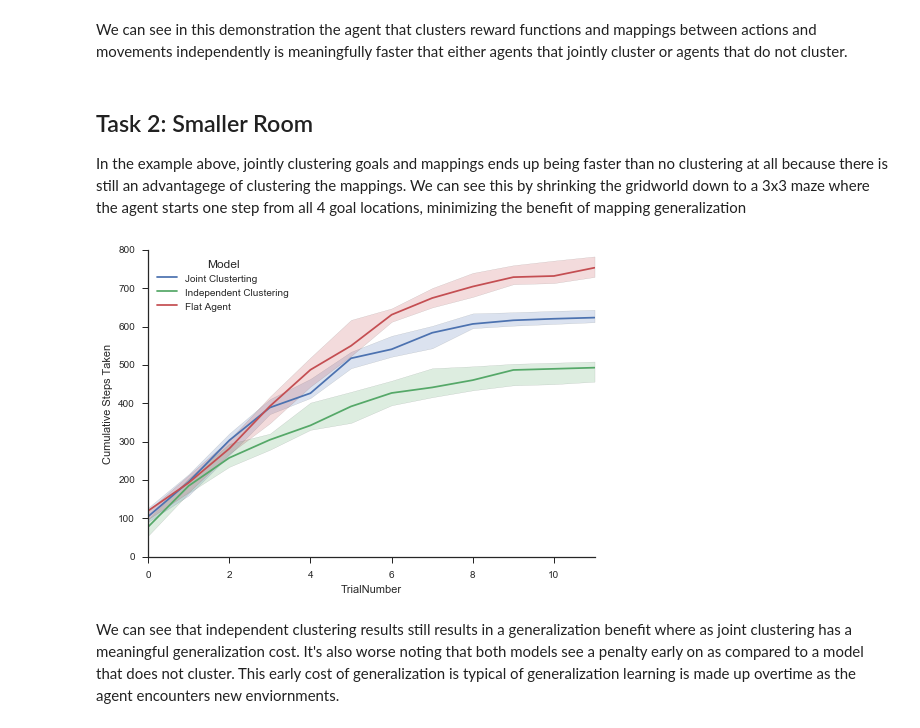
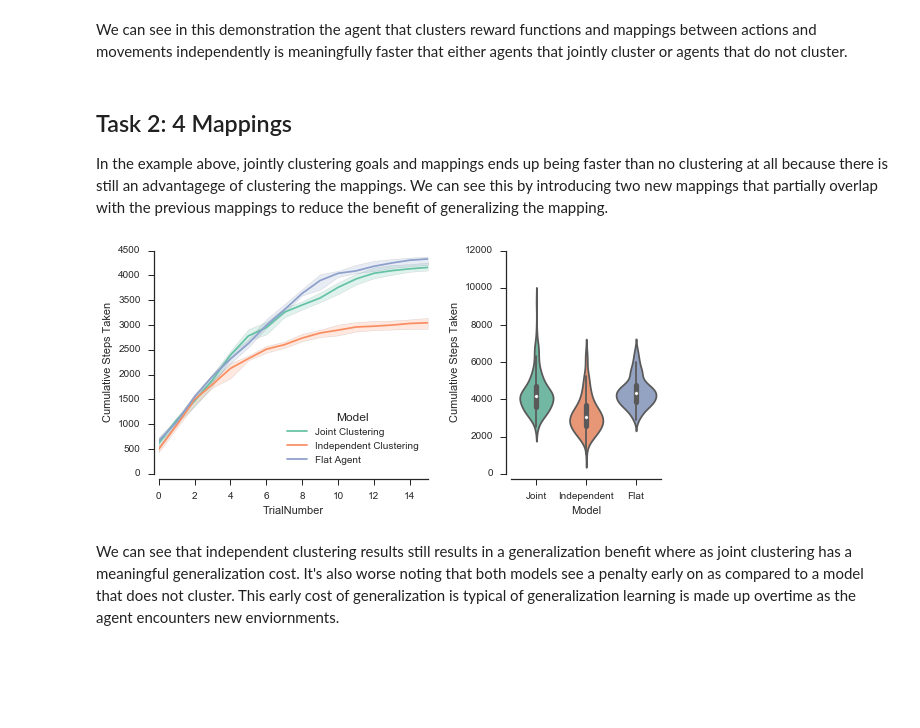
Before and after one commit to nicktfranklin/IndependentClusters, a Jupyter notebook: Demonstration.ipynb, the cells around one changed output. Drawn from its saved outputs; the diff is of its cells as text; code cells hidden in the pictures; blank space fills up the shorter version.

```diff
--- a/Demonstration.ipynb
+++ b/Demonstration.ipynb
@@ -135,0 +108,6 @@ with sns.axes_style('ticks'):
+# %%
+n_sim = 150
+agent_kwargs = dict(discount_rate=0.75, inverse_temperature=10.0)
+sim1 = simulate_task(n_sim, task_kwargs, agent_kwargs=agent_kwargs, alpha=1.0)
+
+plot_results(sim1)
@@ -136,38 +116,44 @@ with sns.axes_style('ticks'):
 # %% [markdown]
 We can see in this demonstration the agent that clusters reward functions and mappings between actions and movements independently is meaningfully faster that either agents that jointly cluster or agents that do not cluster.
 # %% [markdown]
-## Task 2: Smaller Room
-In the example above, jointly clustering goals and mappings ends up being faster than no clustering at all because there is still an advantagege of clustering the mappings. We can see this by shrinking the gridworld down to a 3x3 maze where the agent starts one step from all 4 goal locations, minimizing the benefit of mapping generalization
+## Task 2: 4 Mappings
+
+In the example above, jointly clustering goals and mappings ends up being faster than no clustering at all because there is still an advantagege of clustering the mappings. We can see this by introducing two new mappings that partially overlap with the previous mappings to reduce the benefit of generalizing the mapping.
 # %%
 # define all of the task parameters here
-grid_world_size = (3, 3)
 
-goal_locations = {
-    0:(0, 0),
-    1:(0, 2),
-    2:(2, 0),
-    3:(2, 2),
+mapping_definitions = {
+    0: {0: u'left', 1: u'up', 2: u'down', 3: u'right'},
+    1: {4: u'up', 5: u'left', 6: u'right', 7: u'down'},
+    2: {0: u'left', 1: u'up', 6: u'right', 7: u'down'},
+    3: {4: u'up', 5: u'left', 2: u'down', 3: u'right'},
 }
 
-# randomly start the agent somewhere in the middle of the map
-start_locations = [(1, 1)]
+
+# assign goals and mappings to contexts
+context_goals = [0, 3, 0, 3]
+context_maps =  [0, 2, 1, 3]
+
+
+# the number of times each context is shown
+context_balance = [4] * len(context_goals)
+
+# we include a prior in the reward function over the goal locations
+list_goal_priors = goal_locations.values()
+
 task_kwargs = dict(context_balance=context_balance,
                    context_goals=[goal_locations[g] for g in context_goals],
                    context_maps=[mapping_definitions[m] for m in context_maps],
                    hazard_rates=hazard_rates, start_locations=start_locations,
-                   grid_world_size=grid_world_size,
-                   list_goal_priors=goal_locations.values())
+                   grid_world_size=grid_world_size
+                  )
 
 # simulate the agents
-results = simulate_task(n_sim, task_kwargs, agent_kwargs=agent_kwargs, alpha=1.0)
+sim2 = simulate_task(n_sim, task_kwargs, agent_kwargs=agent_kwargs, alpha=1.0)
 
-
-tsplot_kwargs['data'] = results[results['In goal']]
-with sns.axes_style('ticks'):
-    sns.tsplot(**tsplot_kwargs)
-    sns.despine()
+plot_results(sim2)
 # %% [output]
-[figure, old version]
+[figure, new version]
 # %% [markdown]
 We can see that independent clustering results still results in a generalization benefit where as joint clustering has a meaningful generalization cost. It's also worse noting that both models see a penalty early on as compared to a model that does not cluster. This early cost of generalization is typical of generalization learning is made up overtime as the agent encounters new enviornments.
 # %% [markdown]
```
Also changed, not shown: parts of 6 cells of this notebook, 2 other files.
